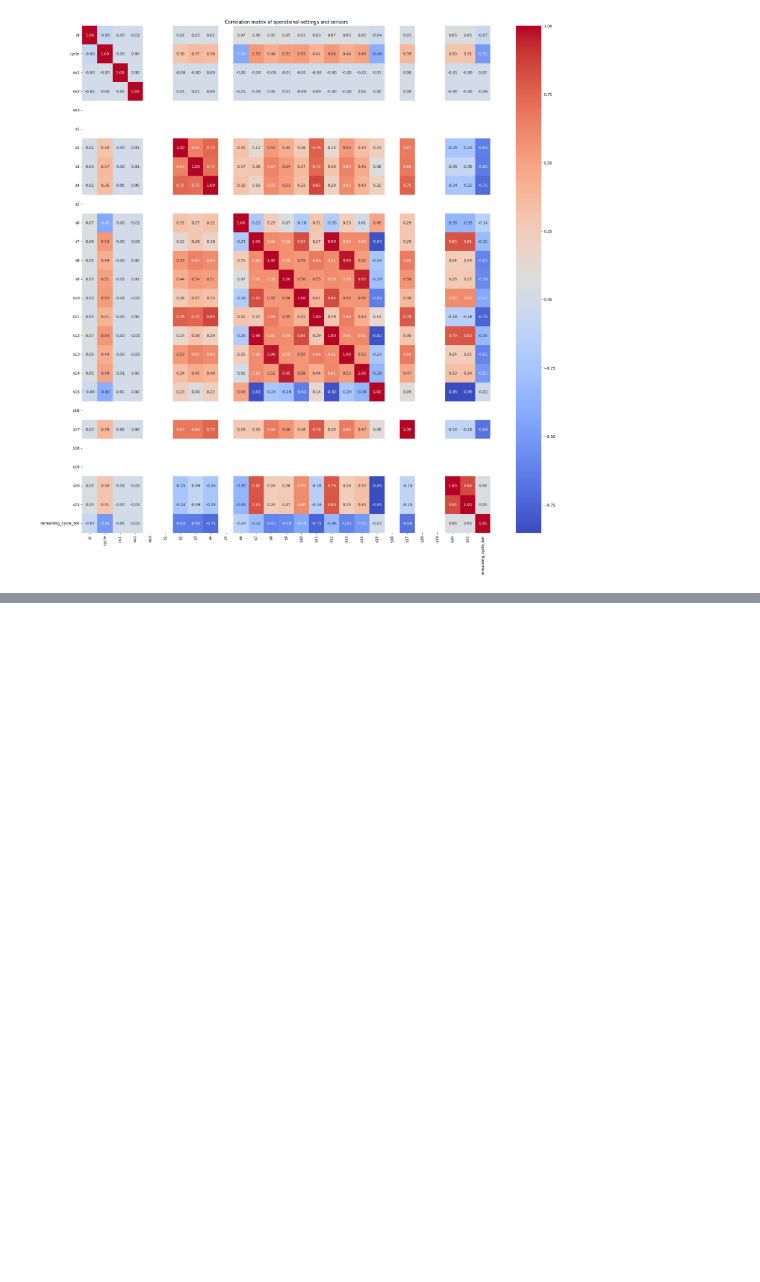
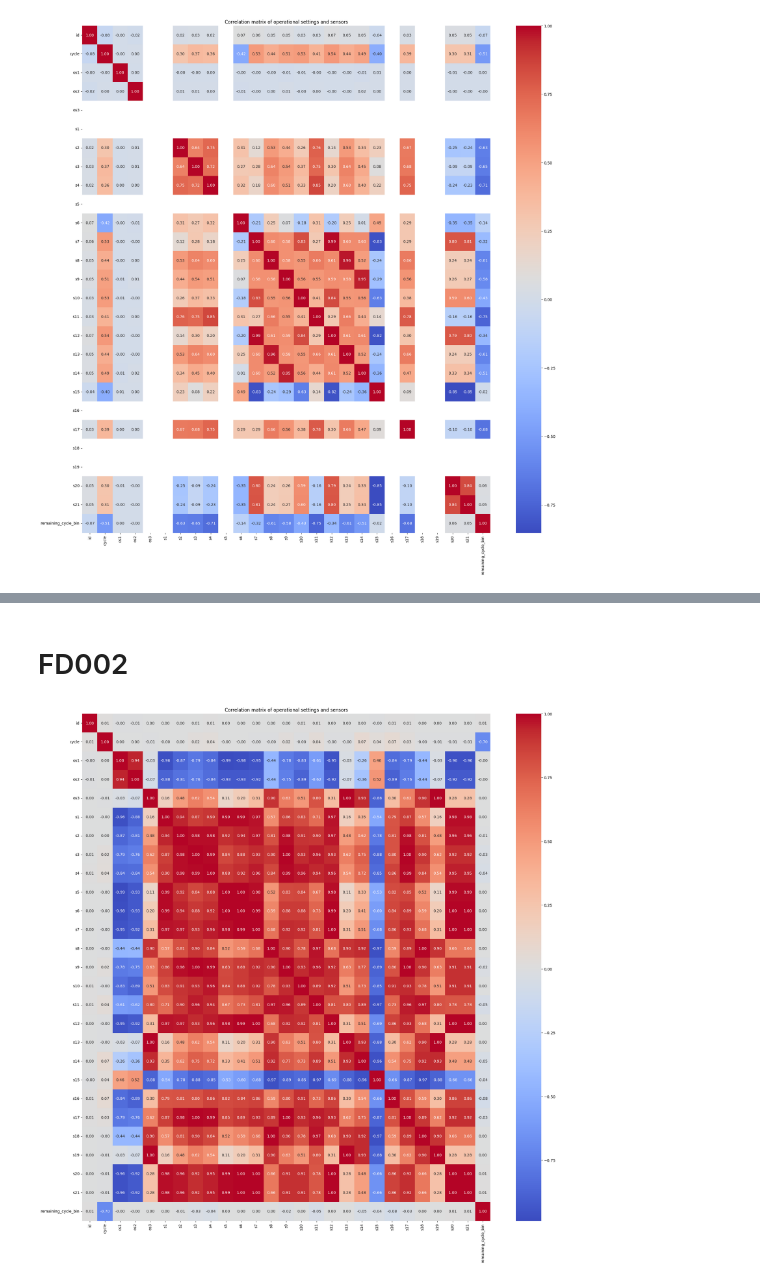
Before and after one commit to Anupazen/Advance-AI, a Jupyter notebook: Advanced_AI.ipynb, the cells around one changed output, grey strips where cells are left out. Saved outputs shown, nothing was run; the diff lists cells and outputs as text; code cells hidden in the pictures; blank space fills up the shorter version.

```diff
--- a/Advanced_AI.ipynb
+++ b/Advanced_AI.ipynb
@@ -258,0 +348,4 @@ print(class_uncertainty)
+# %% [markdown]
+# FD002
+# %%
+dfFD002 = pd.read_csv('/content/drive/MyDrive/UOM/Advanced AI/train_FD002.txt', sep='\s+', header=None, names=column_names)
@@ -258,0 +359,6 @@ print(class_uncertainty)
+# %%
+dfFD002 = CleanData(dfFD002)
+dfFD002 = CreateBin(dfFD002)
+CorrelationMatrix(dfFD002)
+# %% [output]
+[figure, added]
```
Also changed, not shown: parts of 22 cells of this notebook.
